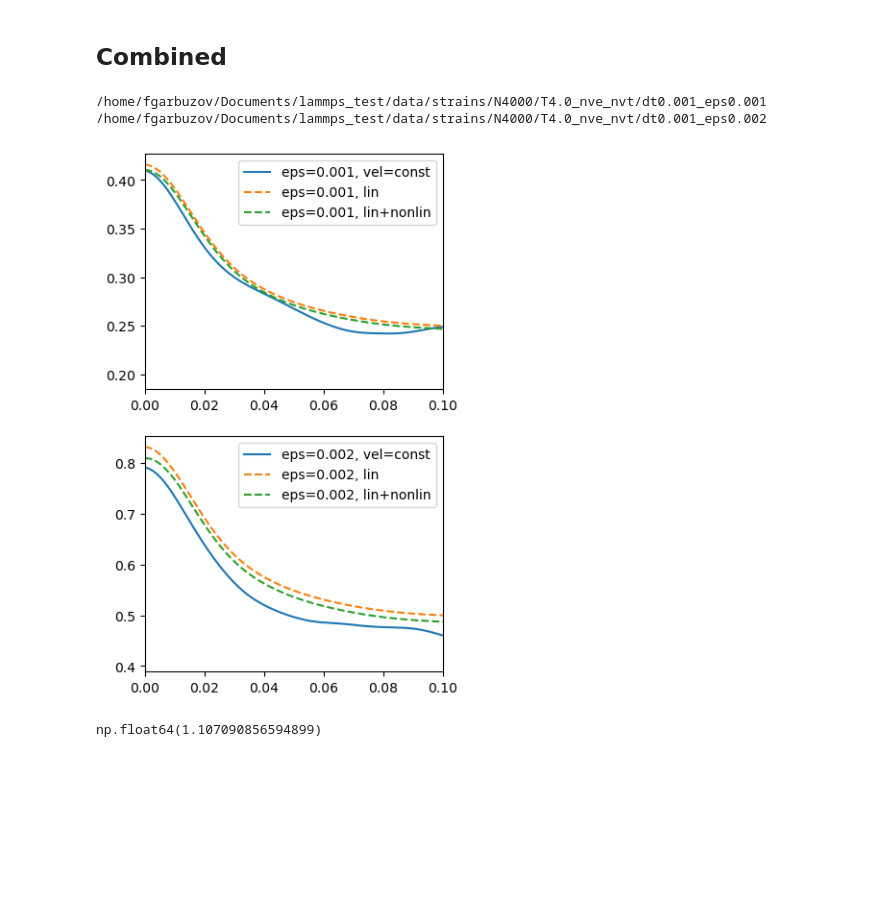
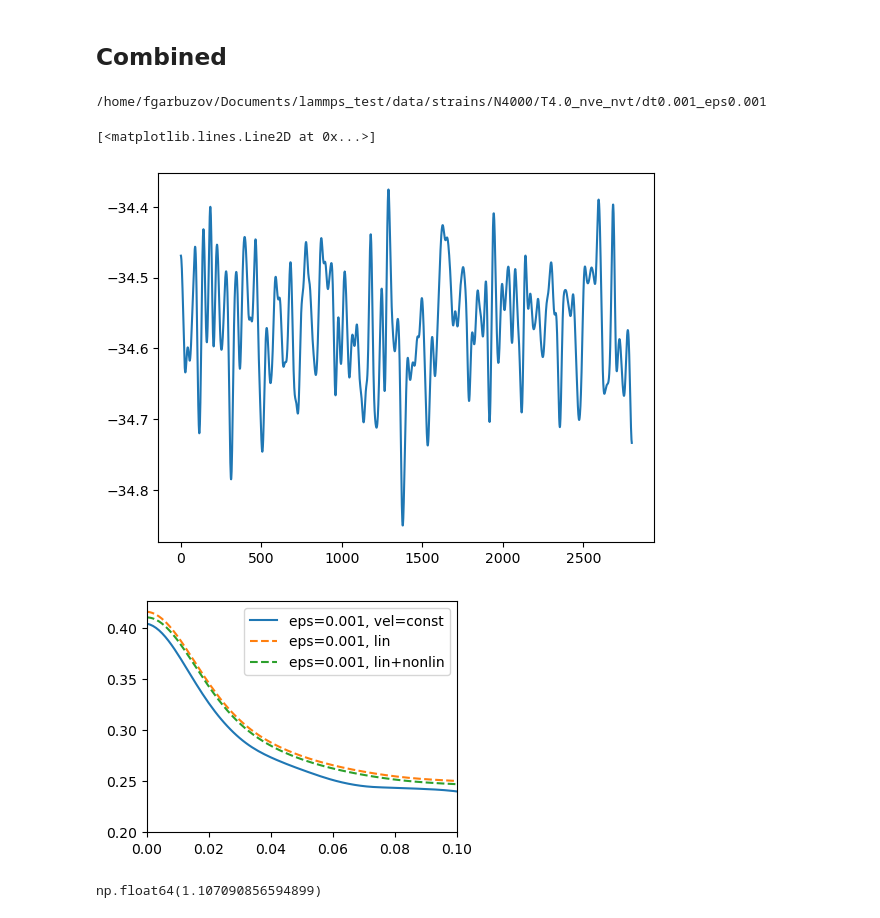
Before and after one commit to fgarbuzov/NonlinFD, a Jupyter notebook: notebooks/analysis_strains.ipynb, the cells around one changed output. Saved outputs shown, nothing was run; the diff lists cells and outputs as text; code cells hidden in the pictures; blank space fills up the shorter version.

```diff
--- a/notebooks/analysis_strains.ipynb
+++ b/notebooks/analysis_strains.ipynb
@@ -476,12 +476,12 @@ dt = 0.005
 time_pmod_nl = np.linspace(0, (len(pmod_nl) - 1) * dt, len(pmod_nl))
 pmod_nl_interp = np.interp(time_pmod, time_pmod_nl, pmod_nl)
 # %%
-strains = [0.001, 0.002]#, 0.005]
+strains = [0.001, ]#0.002]#, 0.005]
 #strains = [0.005]
 vel_remap = False
 
-cycle_size = 3_000
-num_cycles = 1000
+cycle_size = 3_500
+num_cycles = 8000
 stress_cycle = [np.zeros(cycle_size) for _ in range(len(strains))]
 
 if vel_remap:
@@ -517,7 +517,11 @@ for i, eps in enumerate(strains):
         stress_cycle_vr[i] += (1 - 1/(1+eps)) * (-stress_avg)
 # %% [output]
 /home/fgarbuzov/Documents/lammps_test/data/strains/N4000/T4.0_nve_nvt/dt0.001_eps0.001
-/home/fgarbuzov/Documents/lammps_test/data/strains/N4000/T4.0_nve_nvt/dt0.001_eps0.002
+# %%
+plt.plot(sp.ndimage.gaussian_filter(stress[::10000,0,0], 10))
+# %% [output]
+[<matplotlib.lines.Line2D at 0x...>]
+[figure, added]
 # %%
 path = Filepaths.DATA.value / 'strains' / 'N4000' / 'T4.0_nve_nvt' / 'dt0.001_eps0.001'
 data = Data(path)
@@ -558,26 +562,29 @@ for cycle in range(0, num_cycles):
 stress_cycle[1] = stress_cycle[1][:3000] - stress_avg
 stress_cycle[1] += (1 - 1/(1+eps)) * (-stress_avg)
 # %%
+from collections.abc import Iterable
 s0 = 501
 s1 = 1001
 time = np.array(thermo_data.time[:s1-s0] - thermo_data.time[0])
 fig, axes = plt.subplots(len(strains), 1, figsize=(4, 4*len(strains)-1))
+if not isinstance(axes, Iterable):
+    axes = [axes]
 for i, (eps, ax) in enumerate(zip(strains, axes)):
     #eps = eps + eps**2/2
     ax.plot(time, stress_cycle[i][s0:s1],
              label=f'eps={eps}, vel=const')
     if vel_remap:
         ax.plot(time, stress_cycle_vr[i][s0:s1],
                  label=f'eps={eps}, vel. remap')
     ax.plot(time_pmod, eps * pmod, '--',
              label=f'eps={eps}, lin')
     ax.plot(time_pmod, eps * pmod + eps**2 * pmod_nl_interp, '--',
              label=f'eps={eps}, lin+nonlin')
     ax.set_xlim(0, 0.1)
     ax.legend()
 #axes[1].set_ylim(0.75,2.2)
 # %% [output]
-[figure, old version]
+[figure, new version]
 # %%
 fig.savefig(Filepaths.DATA.value / 'sim_vs_theor.png')
 # %%
```
Also changed, not shown: 5 other files.
